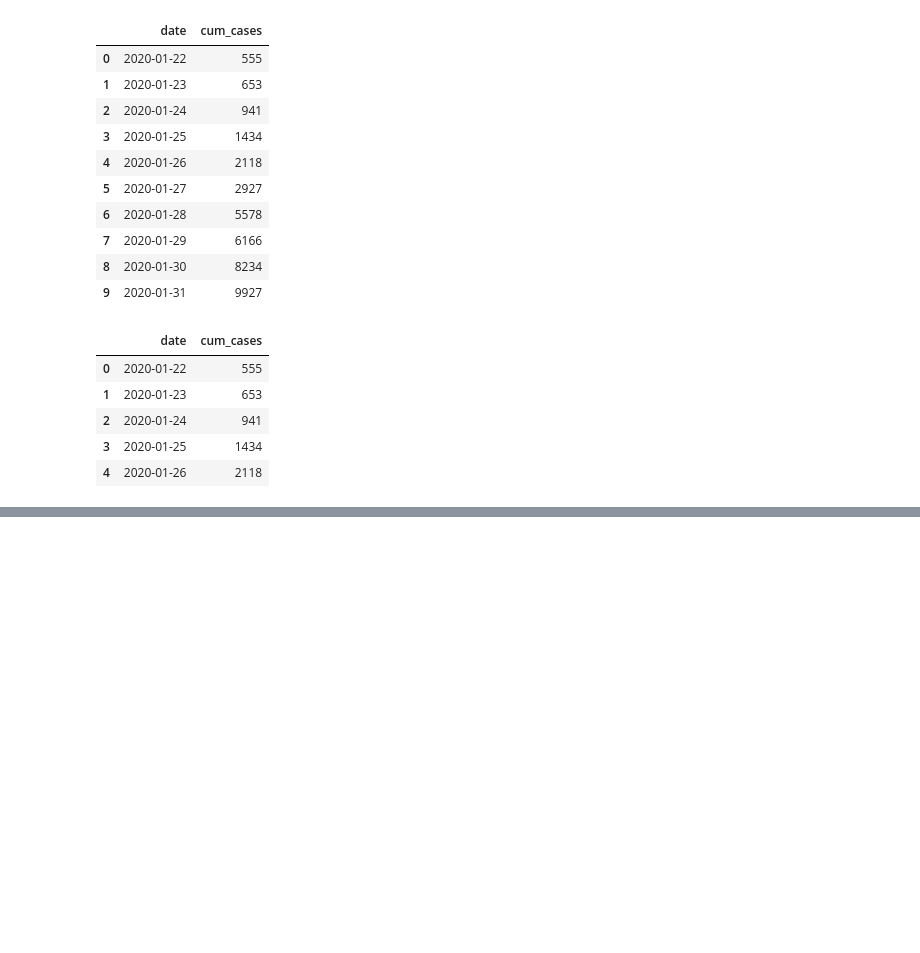
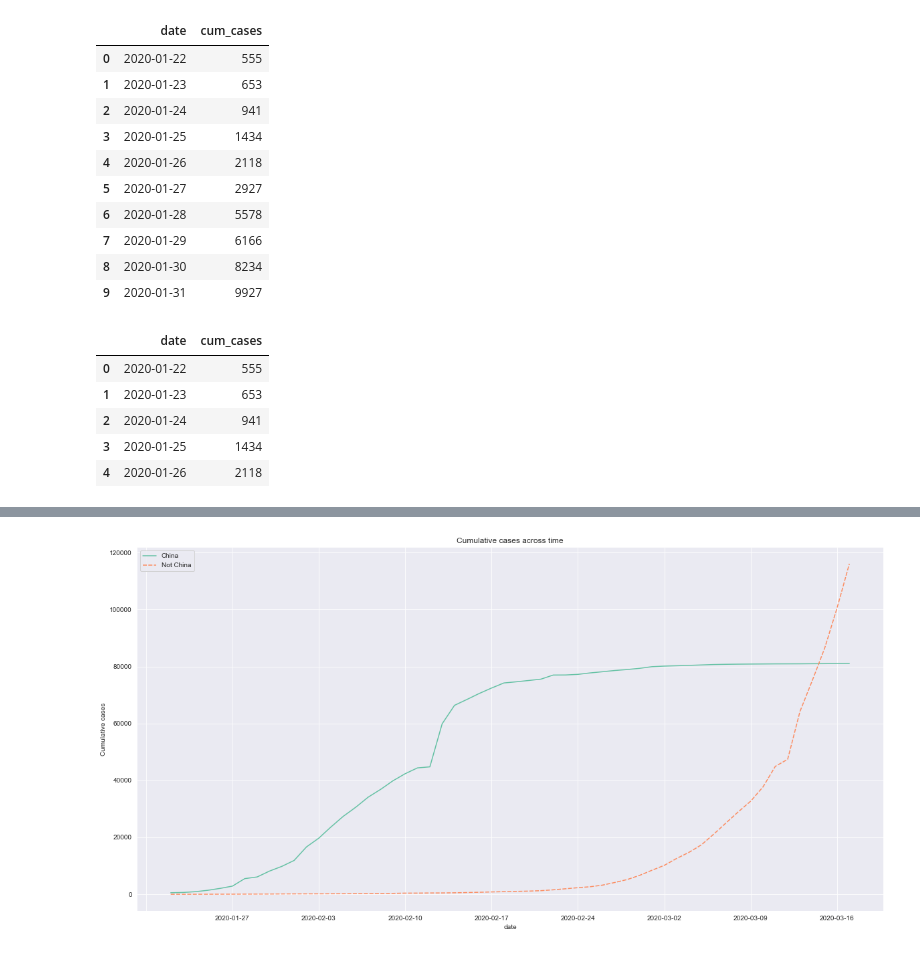
Before and after one commit to sushii2001/COVID-19_Visualization, a Jupyter notebook: covid-19_visualization.ipynb, the cells around one changed output, grey strips where cells are left out. Saved outputs shown, nothing was run; the diff lists cells and outputs as text; code cells hidden in the pictures; blank space fills up the shorter version.

```diff
--- a/covid-19_visualization.ipynb
+++ b/covid-19_visualization.ipynb
@@ -78,0 +103,5 @@ plt.legend()
+# %%
+# Read in datasets/confirmed_cases_china_vs_world.csv
+confirmed_cases_china_vs_world = pd.read_csv("datasets/confirmed_cases_china_vs_world.csv")
+china_vs_world = confirmed_cases_china_vs_world.pivot("date", "is_china", "cum_cases")
+china_vs_world.head()
@@ -78,0 +116,5 @@ plt.legend()
+# %%
+# Line plot of cumulative cases vs. date, (China & rest of the world)
+line_plot(True, "Cumulative cases across time", china_vs_world, "Date", "Cumulative cases")
+# %% [output]
+[figure, added]
```
Also changed, not shown: parts of 8 cells of this notebook.
